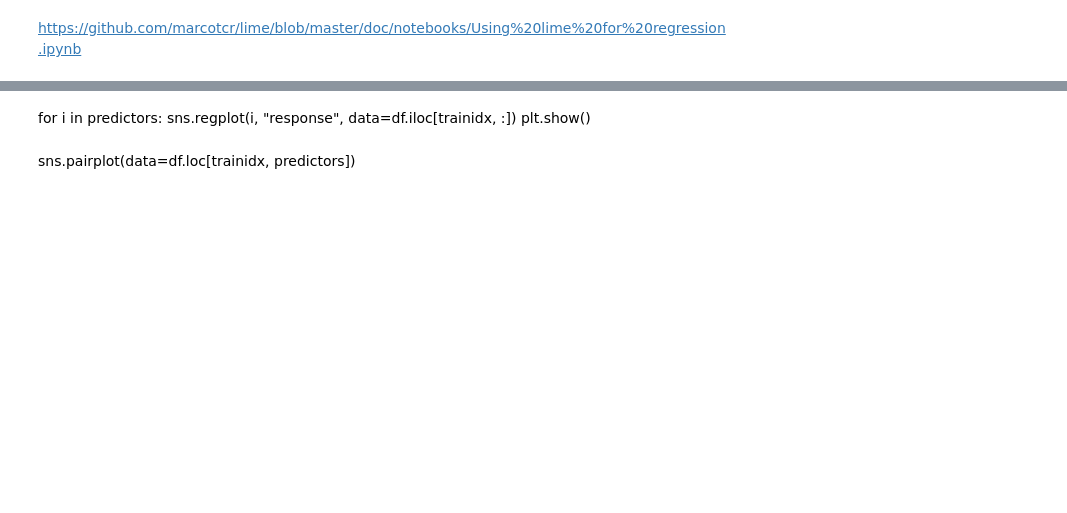
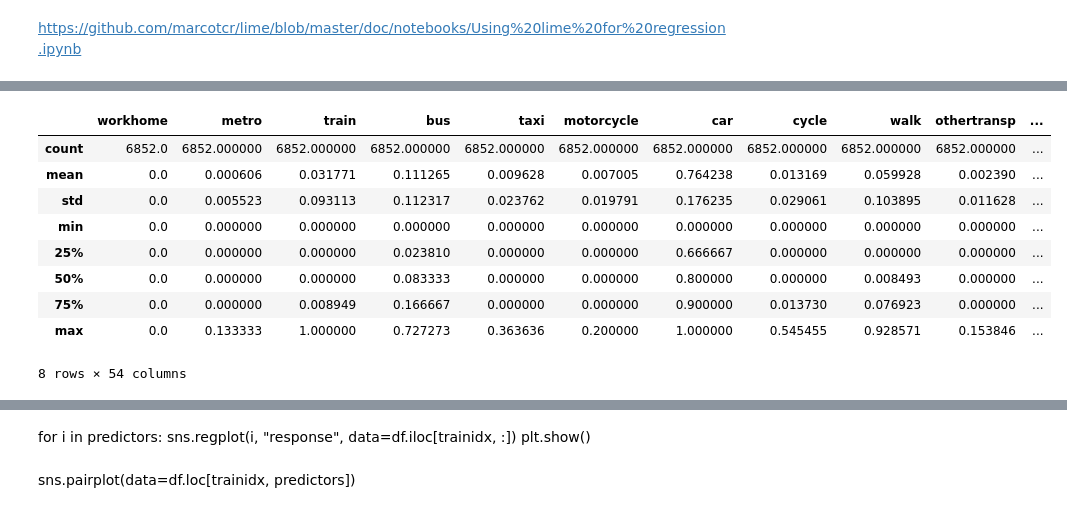
Before and after one commit to Robinlovelace/mlCars, a Jupyter notebook: Python/Regression_toolkit.ipynb, the cells around one changed output, grey strips where cells are left out. Saved outputs shown, nothing was run; the diff lists cells and outputs as text; code cells hidden in the pictures; blank space fills up the shorter version.

```diff
--- a/Python/Regression_toolkit.ipynb
+++ b/Python/Regression_toolkit.ipynb
@@ -502,3 +523,16 @@ plotdf.loc[:, "residual"] = plotdf.loc[:, "response"] - plotdf.loc[:, "predictio
+# %%
+plotdf.describe()
+# %% [output]
+|  | workhome | metro | train | bus | taxi | motorcycle | car | cycle | walk | othertransp | ... |
+| count | 6852.0 | 6852.000000 | 6852.000000 | 6852.000000 | 6852.000000 | 6852.000000 | 6852.000000 | 6852.000000 | 6852.000000 | 6852.000000 | ... |
+| mean | 0.0 | 0.000606 | 0.031771 | 0.111265 | 0.009628 | 0.007005 | 0.764238 | 0.013169 | 0.059928 | 0.002390 | ... |
+| std | 0.0 | 0.005523 | 0.093113 | 0.112317 | 0.023762 | 0.019791 | 0.176235 | 0.029061 | 0.103895 | 0.011628 | ... |
+| min | 0.0 | 0.000000 | 0.000000 | 0.000000 | 0.000000 | 0.000000 | 0.000000 | 0.000000 | 0.000000 | 0.000000 | ... |
+| 25% | 0.0 | 0.000000 | 0.000000 | 0.023810 | 0.000000 | 0.000000 | 0.666667 | 0.000000 | 0.000000 | 0.000000 | ... |
+| 50% | 0.0 | 0.000000 | 0.000000 | 0.083333 | 0.000000 | 0.000000 | 0.800000 | 0.000000 | 0.008493 | 0.000000 | ... |
+| 75% | 0.0 | 0.000000 | 0.008949 | 0.166667 | 0.000000 | 0.000000 | 0.900000 | 0.013730 | 0.076923 | 0.000000 | ... |
+| max | 0.0 | 0.133333 | 1.000000 | 0.727273 | 0.363636 | 0.200000 | 1.000000 | 0.545455 | 0.928571 | 0.153846 | ... |
+8 rows × 54 columns
 # %%
 r2_score(plotdf[["response"]], plotdf[["prediction"]])
 # %% [output]
```
Also changed, not shown: parts of 26 cells of this notebook.
